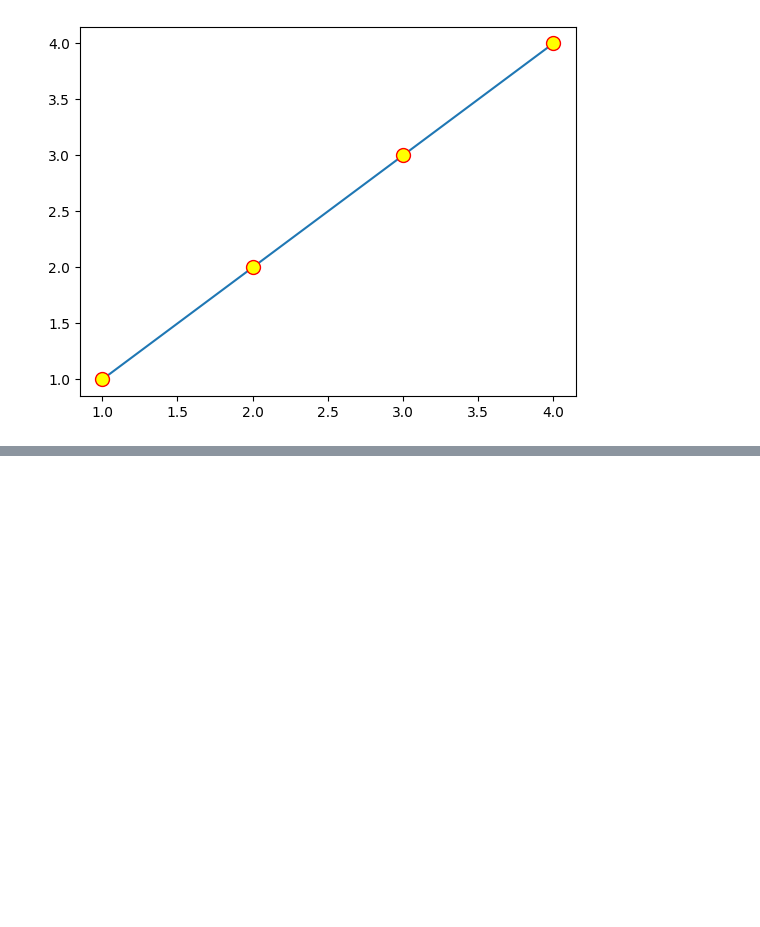
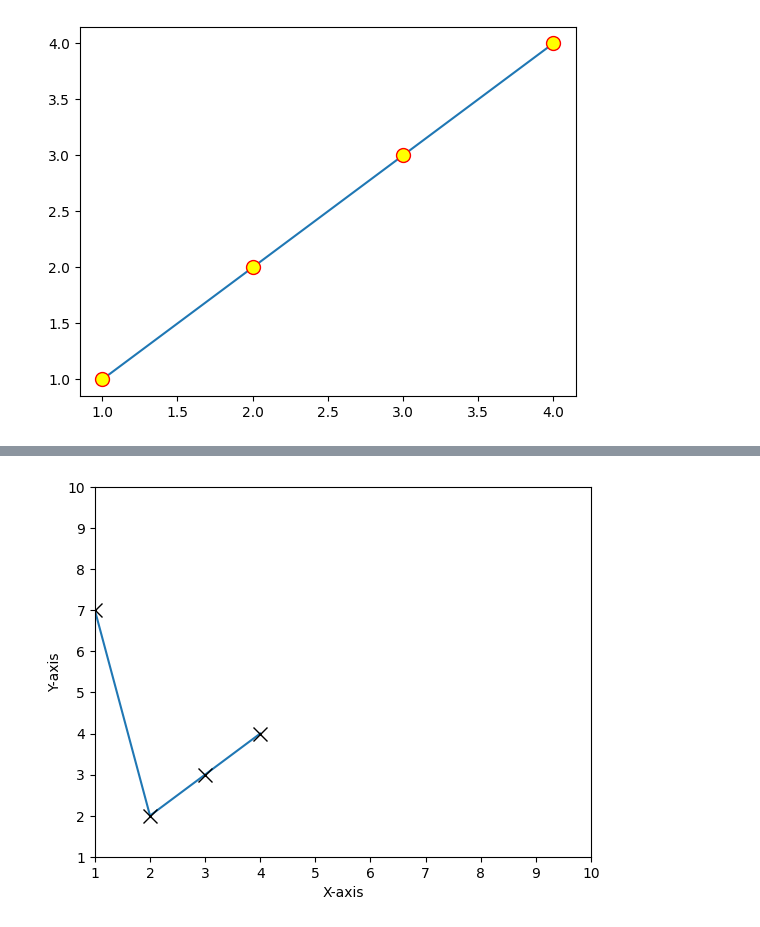
Before and after one commit to harshalkharabe/Python, a Jupyter notebook: PYTHON_FOR_DATA_SCIENCE/Matplotlib/matplotlib.ipynb, the cells around one changed output, grey strips where cells are left out. Cells and saved outputs as stored; diff of their text form; code cells hidden in the pictures; blank space fills up the shorter version.

```diff
--- a/PYTHON_FOR_DATA_SCIENCE/Matplotlib/matplotlib.ipynb
+++ b/PYTHON_FOR_DATA_SCIENCE/Matplotlib/matplotlib.ipynb
@@ -157,0 +172,20 @@ plt.show()
+# %%
+# setting limites of X-axis and Y-axis
+# xlim() and ylim()
+
+# syntax : plt.xlim(lower_limit,max_limit)
+# syntax : plt.ylim(lower_limit,max_limit)
+
+# Dwar a plot with following values
+from matplotlib import pyplot as plt
+x = [1,2,3,4]
+y = [7,2,3,4]
+# plt.plot(x,y,ls="dashdot")
+plt.xlim(1,10)
+plt.ylim(1,10)
+plt.xlabel("X-axis")
+plt.ylabel("Y-axis")
+plt.plot(x,y,marker="x",mec="black",mfc="yellow",ms=10)
+plt.show()
+# %% [output]
+[figure, added]
```
Also changed, not shown: parts of 3 cells of this notebook.
